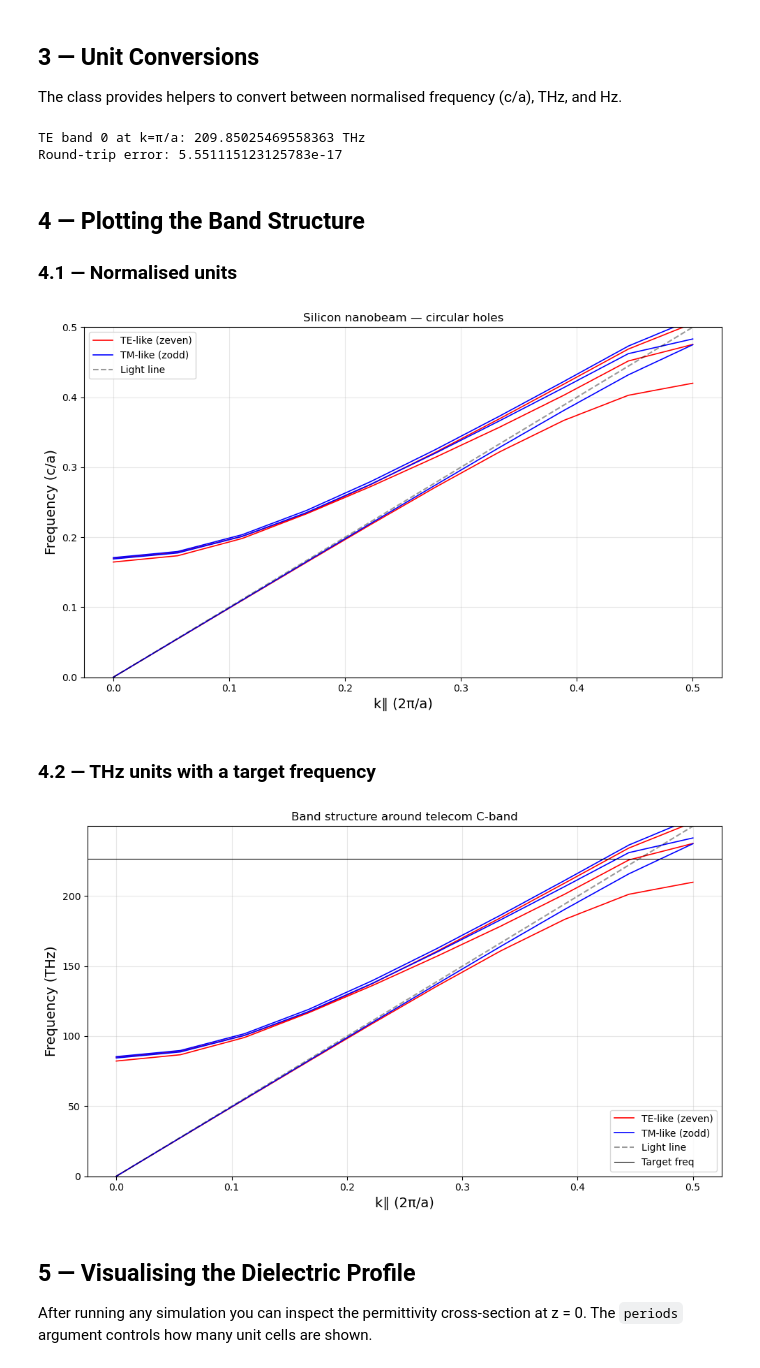
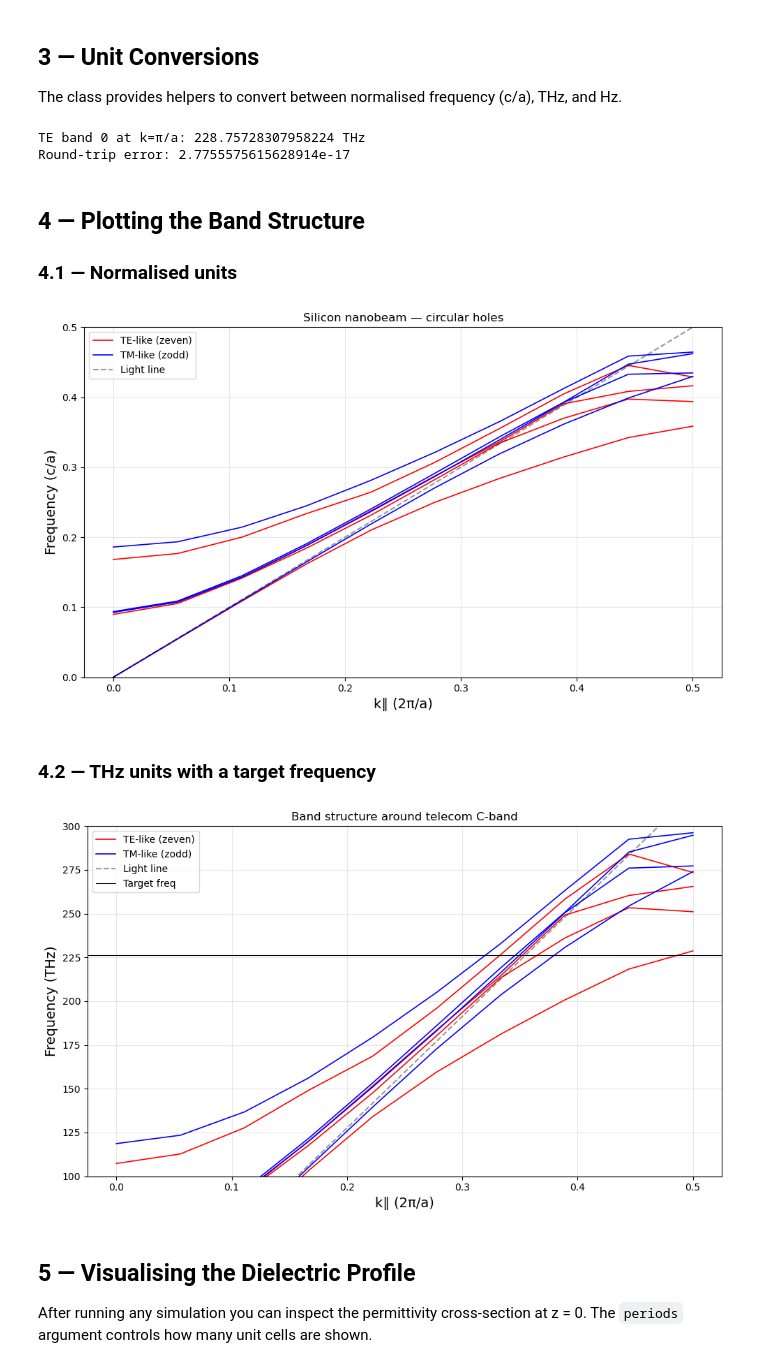
Before and after one commit to Ma-Lab-Cal/nanophotonic_cavity_sim, a Jupyter notebook: bandstructure_tutorial.ipynb, the cells around one changed output. Saved outputs shown, nothing was run; the diff lists cells and outputs as text; code cells hidden in the pictures.

```diff
--- a/bandstructure_tutorial.ipynb
+++ b/bandstructure_tutorial.ipynb
@@ -163,16 +80,20 @@ real part range: 1 .. 12.1104
+# %%
+sim = BandStructureSim(
+    Lx=0.47,
+    Ly=1,
+    thickness=0.250,
+    geometry="ellipse",
+    hole_params=[0.250, 0.250],  # [size_x, size_y] in µm
+    material_index=2.0,
+    num_bands=4,
+    resolution=16,
+)
 # %% [markdown]
 ## 2 — Computing a Band Structure
 
 Call `run_bandstructure()` to solve for both **TE-like (z-even)** and **TM-like (z-odd)** modes
 along a 1-D k-path from `k_min` to `k_max` (in units of 2π/a).
 # %%
-sim = BandStructureSim(
-    Lx=Lx, Ly=Ly, thickness=thickness,
-    geometry="ellipse", geometry_params=[0.35, 0.35], # Diamater along x, diameter along y
-    material_index=2.0, num_bands=3, resolution=16,
-)
-sim.init_solver()
-
 kpts, kpar, zeven_freqs, zodd_freqs = sim.run_bandstructure(
     k_min=0.0,  # start of k-path
     k_max=0.5,  # band edge (π/a)
@@ -229,8 +150,8 @@ freq_Hz = sim.freq_norm_to_Hz(zeven_freqs)
 freq_norm = sim.freq_Hz_to_norm(freq_Hz)
 print("Round-trip error:", np.max(np.abs(freq_norm - zeven_freqs)))
 # %% [output]
-TE band 0 at k=π/a: 209.85025469558363 THz
-Round-trip error: 5.551115123125783e-17
+TE band 0 at k=π/a: 228.75728307958224 THz
+Round-trip error: 2.7755575615628914e-17
 # %% [markdown]
 ## 4 — Plotting the Band Structure
 
@@ -241,20 +162,21 @@ fig, ax = sim.plot_bands(
     title='Silicon nanobeam — circular holes',
 )
 # %% [output]
-[figure, old version]
+[figure, new version]
 # %% [markdown]
 ### 4.2 — THz units with a target frequency
 # %%
 wavelength = 1.324
 f_target = C0 / wavelength
 
 fig, ax = sim.plot_bands(
     units='THz',
     freq0_Hz=f_target,
+    ylim=(100, 300),
     title='Band structure around telecom C-band',
 )
 # %% [output]
-[figure, old version]
+[figure, new version]
 # %% [markdown]
 ## 5 — Visualising the Dielectric Profile
 
```
Also changed, not shown: parts of 11 cells of this notebook, 2 other files.
